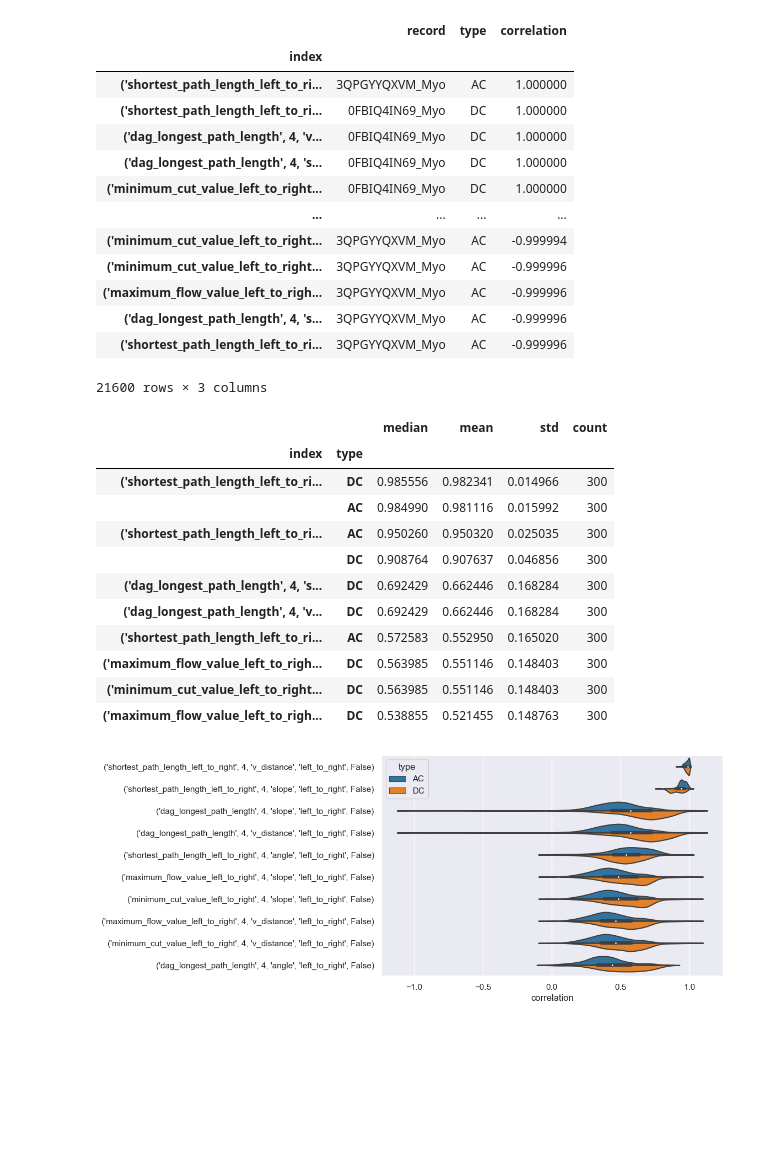
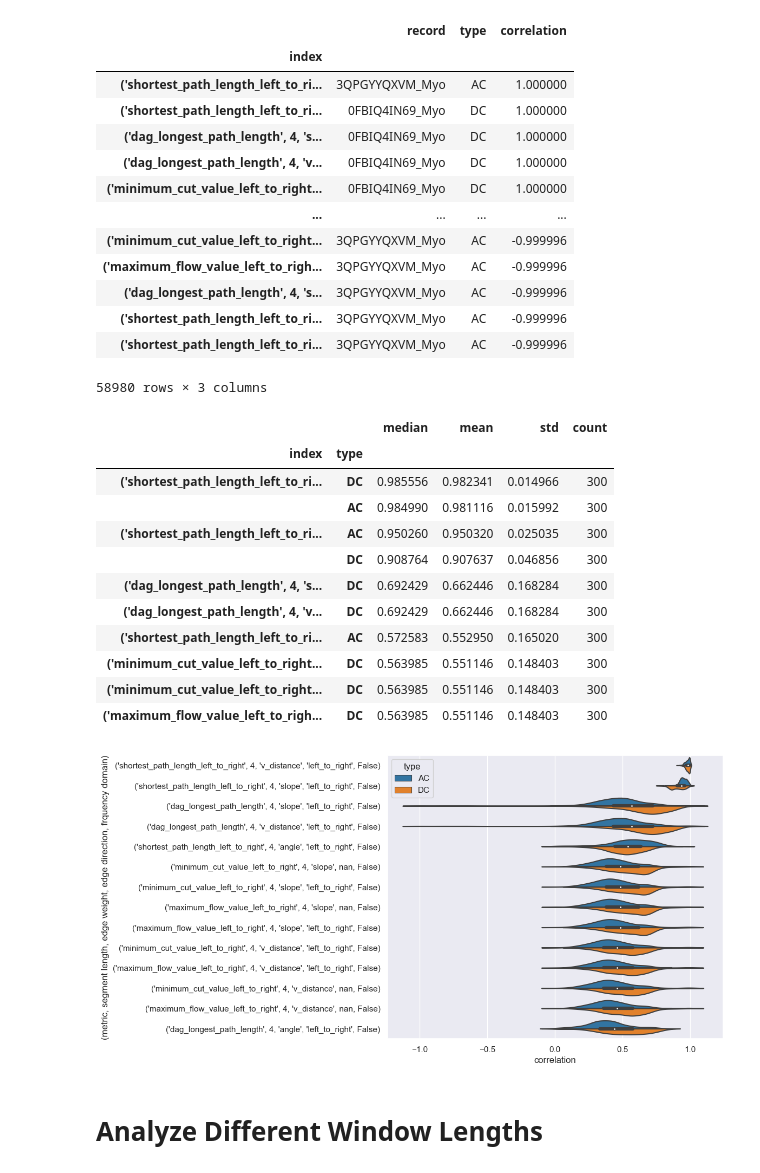
Before and after one commit to JonasEmrich/vg_metrics, a Jupyter notebook: vg_graph_metrics/analyze_correlations.ipynb, the cells around one changed output. Drawn from its saved outputs; the diff is of its cells as text; code cells hidden in the pictures; blank space fills up the shorter version.

```diff
--- a/vg_graph_metrics/analyze_correlations.ipynb
+++ b/vg_graph_metrics/analyze_correlations.ipynb
@@ -12,7 +14,7 @@ import seaborn as sns
 path = "/home/jemrich/vg_graph_metrics/correlation_segmentwise.csv"
 df = pd.read_csv(path)
 # remove nan
-df = df.dropna(axis=0, how='any')
+df = df.dropna(axis=0, how='any', subset=["ALL", "AC", "DC"])
 df = df.drop_duplicates()
 df
 # %% [output]
@@ -62,16 +64,16 @@ df0
 | index |  |  |  |
 | ('shortest_path_length_left_to_ri... | 3QPGYYQXVM_Myo | AC | 1.000000 |
 | ('shortest_path_length_left_to_ri... | 0FBIQ4IN69_Myo | DC | 1.000000 |
+| ('dag_longest_path_length', 4, 's... | 0FBIQ4IN69_Myo | DC | 1.000000 |
 | ('dag_longest_path_length', 4, 'v... | 0FBIQ4IN69_Myo | DC | 1.000000 |
-| ('dag_longest_path_length', 4, 's... | 0FBIQ4IN69_Myo | DC | 1.000000 |
 | ('minimum_cut_value_left_to_right... | 0FBIQ4IN69_Myo | DC | 1.000000 |
 | ... | ... | ... | ... |
-| ('minimum_cut_value_left_to_right... | 3QPGYYQXVM_Myo | AC | -0.999994 |
 | ('minimum_cut_value_left_to_right... | 3QPGYYQXVM_Myo | AC | -0.999996 |
 | ('maximum_flow_value_left_to_righ... | 3QPGYYQXVM_Myo | AC | -0.999996 |
 | ('dag_longest_path_length', 4, 's... | 3QPGYYQXVM_Myo | AC | -0.999996 |
 | ('shortest_path_length_left_to_ri... | 3QPGYYQXVM_Myo | AC | -0.999996 |
+| ('shortest_path_length_left_to_ri... | 3QPGYYQXVM_Myo | AC | -0.999996 |
-21600 rows × 3 columns
+58980 rows × 3 columns
 # %%
 # group by metric / calculate median over all records + select if magnitude of correclation is > 0.5
 sorted = df0.groupby(by=[df0.index, 'type'])['correlation'].agg(['median', 'mean', 'std', 'count'])
@@ -87,17 +89,19 @@ sorted.head(10)
 | ('dag_longest_path_length', 4, 's... | DC | 0.692429 | 0.662446 | 0.168284 | 300 |
 | ('dag_longest_path_length', 4, 'v... | DC | 0.692429 | 0.662446 | 0.168284 | 300 |
 | ('shortest_path_length_left_to_ri... | AC | 0.572583 | 0.552950 | 0.165020 | 300 |
+| ('minimum_cut_value_left_to_right... | DC | 0.563985 | 0.551146 | 0.148403 | 300 |
+| ('minimum_cut_value_left_to_right... | DC | 0.563985 | 0.551146 | 0.148403 | 300 |
 | ('maximum_flow_value_left_to_righ... | DC | 0.563985 | 0.551146 | 0.148403 | 300 |
-| ('minimum_cut_value_left_to_right... | DC | 0.563985 | 0.551146 | 0.148403 | 300 |
-| ('maximum_flow_value_left_to_righ... | DC | 0.538855 | 0.521455 | 0.148763 | 300 |
 # %%
 sns.set(rc={'figure.figsize':(8,0.4*len(sorted))})
 sns.set_palette(sns.color_palette("tab10"))
 ax = sns.violinplot(data=df0, y=df0.index, x="correlation", hue="type", split=True, order=sorted.index.get_level_values(0).drop_duplicates())
-ax.set(xlabel='correlation', ylabel="")
+ax.set(xlabel='correlation', ylabel="(metric, segment length, edge weight, edge direction, frequency domain)")
 ax.figure.savefig("plots/best_segmentwise_correlation.png")
 # %% [output]
-[figure, old version]
+[figure, new version]
+# %% [markdown]
+# Analyze Different Window Lengths
 # %%
 df_bpw = df_stack.set_index(['edge_weight', 'direction', 'freq_domain'])
 df_bpw.index = df_bpw.index.map(str)
```
Also changed, not shown: parts of 9 cells of this notebook.
